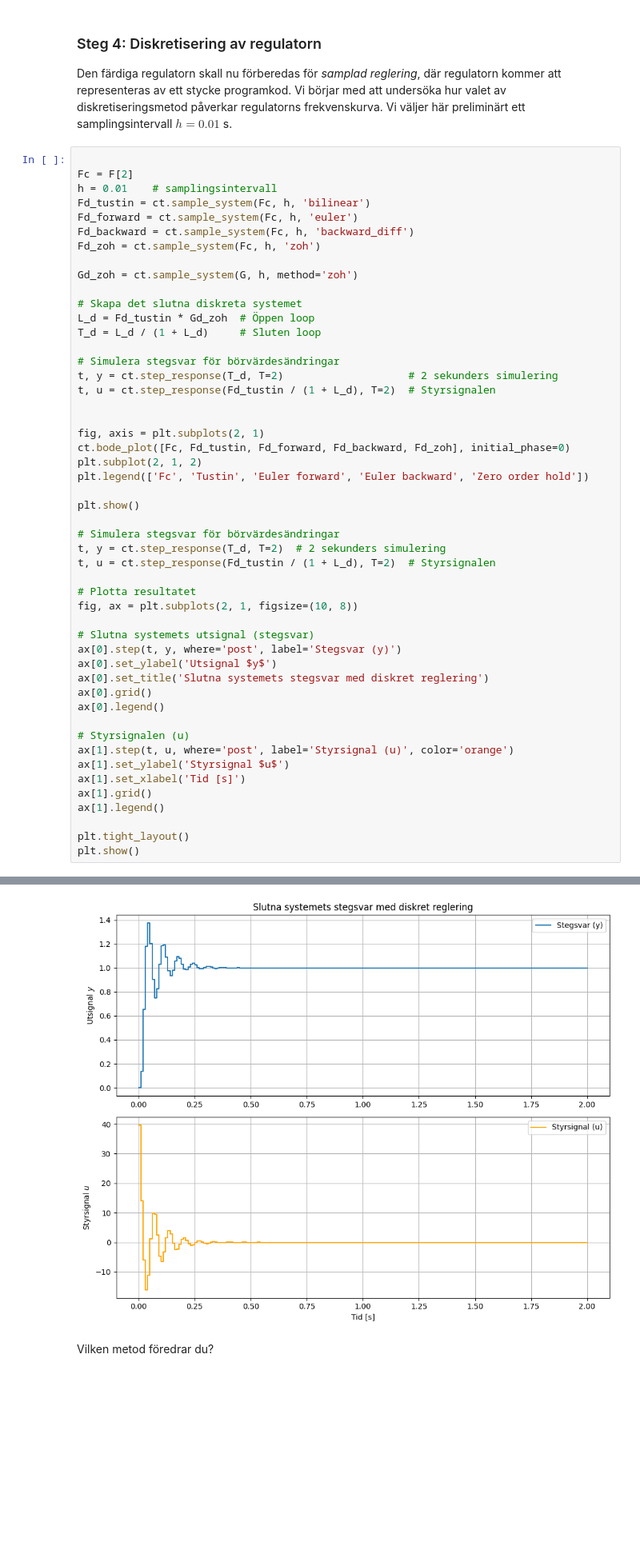
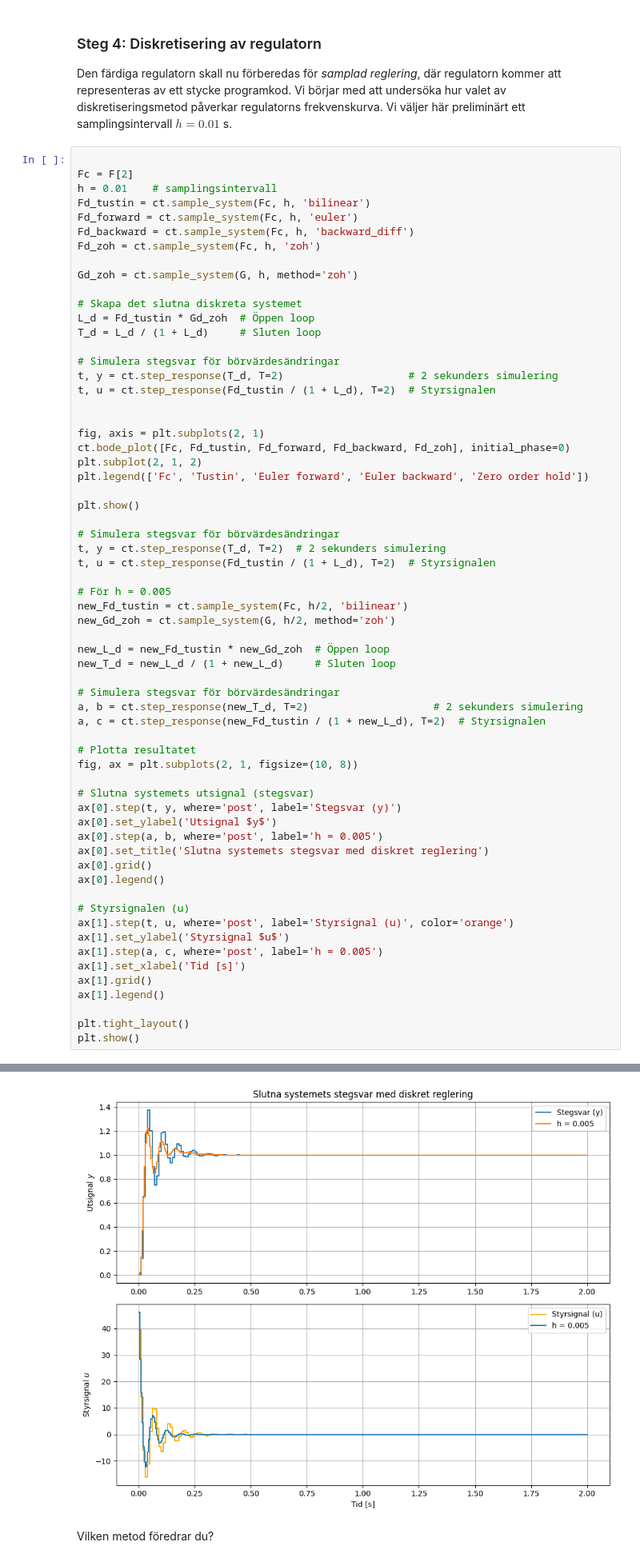
Before and after one commit to naxeland/Regler, a Jupyter notebook: ServoDesign.ipynb, the cells around one changed output, grey strips where cells are left out. Shown: that part at 80% size. Cells and saved outputs as stored; diff of their text form; blank space fills up the shorter version.

```diff
--- a/ServoDesign.ipynb
+++ b/ServoDesign.ipynb
@@ -263,12 +263,24 @@ plt.show()
 t, y = ct.step_response(T_d, T=2)  # 2 sekunders simulering
 t, u = ct.step_response(Fd_tustin / (1 + L_d), T=2)  # Styrsignalen
 
+# För h = 0.005
+new_Fd_tustin = ct.sample_system(Fc, h/2, 'bilinear')
+new_Gd_zoh = ct.sample_system(G, h/2, method='zoh')
+
+new_L_d = new_Fd_tustin * new_Gd_zoh  # Öppen loop
+new_T_d = new_L_d / (1 + new_L_d)     # Sluten loop
+
+# Simulera stegsvar för börvärdesändringar
+a, b = ct.step_response(new_T_d, T=2)                    # 2 sekunders simulering
+a, c = ct.step_response(new_Fd_tustin / (1 + new_L_d), T=2)  # Styrsignalen
+
 # Plotta resultatet
 fig, ax = plt.subplots(2, 1, figsize=(10, 8))
 
 # Slutna systemets utsignal (stegsvar)
 ax[0].step(t, y, where='post', label='Stegsvar (y)')
 ax[0].set_ylabel('Utsignal $y$')
+ax[0].step(a, b, where='post', label='h = 0.005')
 ax[0].set_title('Slutna systemets stegsvar med diskret reglering')
 ax[0].grid()
 ax[0].legend()
@@ -276,6 +288,7 @@ ax[0].legend()
 # Styrsignalen (u)
 ax[1].step(t, u, where='post', label='Styrsignal (u)', color='orange')
 ax[1].set_ylabel('Styrsignal $u$')
+ax[1].step(a, c, where='post', label='h = 0.005')
 ax[1].set_xlabel('Tid [s]')
 ax[1].grid()
 ax[1].legend()
@@ -287,3 +300,3 @@ plt.show()
-[figure, old version]
+[figure, new version]
 # %% [markdown]
 Vilken metod föredrar du?
```
Also changed, not shown: parts of 3 cells of this notebook.
